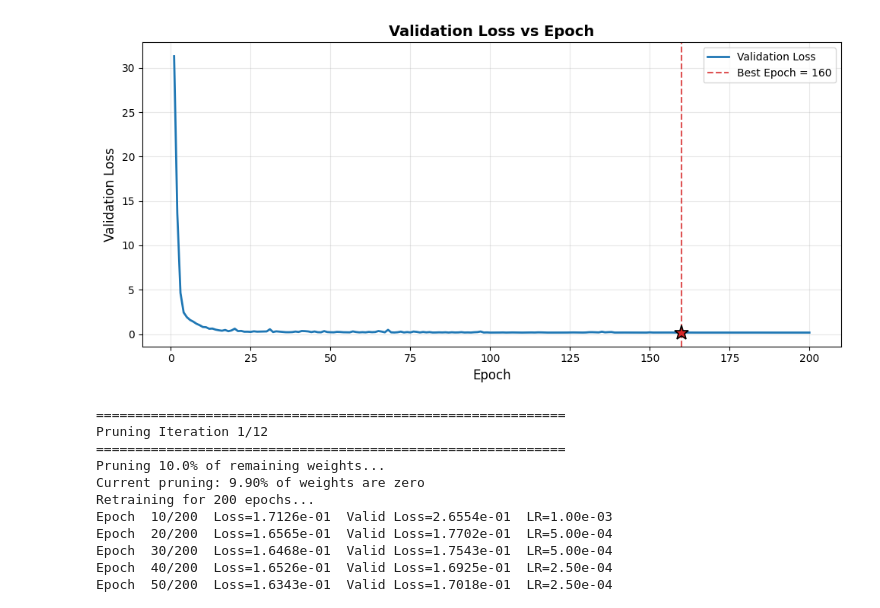
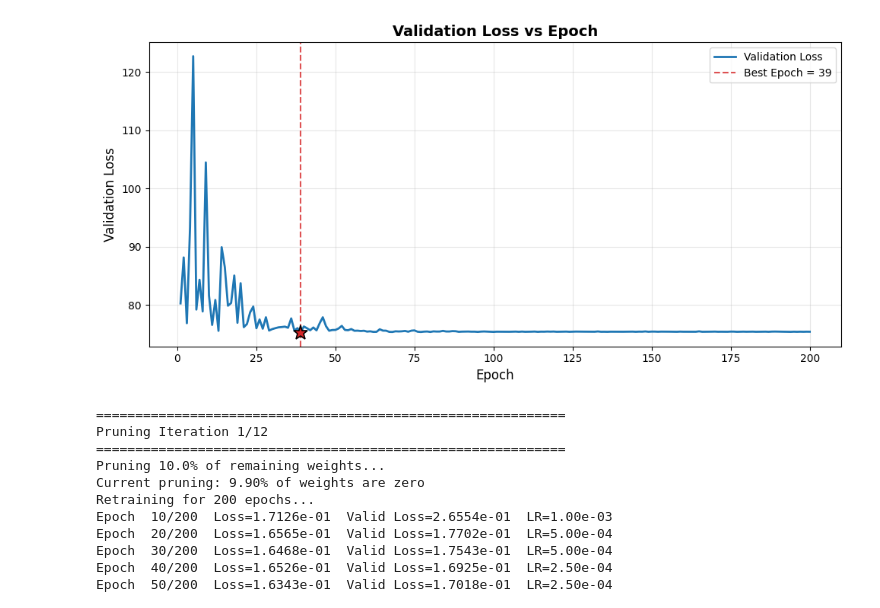
Before and after one commit to aquigney/sparseDPD, a Jupyter notebook: refactored_notebook.ipynb, the cells around one changed output. Drawn from its saved outputs; the diff is of its cells as text; code cells hidden in the pictures.

```diff
--- a/refactored_notebook.ipynb
+++ b/refactored_notebook.ipynb
@@ -18,7 +18,7 @@ print(f" Volterra NMSE: {volterra_forward_model.calculate_volterra_nmse(simpleDa
 
 # Test NN forward performance
 forward_nn = NeuralNetwork(num_memory_levels=3, model_type='PNTDNN', forward_model=True)
-train_losses_fwd, valid_losses_fwd, best_epoch_fwd = forward_nn.get_best_model(num_epochs=200, training_dataset=simpleDataManager.training_dataset, validation_dataset=simpleDataManager.validation_dataset, learning_rate=1e-2)
+train_losses_fwd, valid_losses_fwd, best_epoch_fwd = forward_nn.get_best_model(num_epochs=200, training_dataset=simpleDataManager.training_dataset, validation_dataset=simpleDataManager.validation_dataset, learning_rate=1e-2, use_frames=True)
 # Print NMSE for forward model
 fwd_nmse = forward_nn.calculate_forward_nmse(simpleDataManager.test_dataset)
 print(f"NN Forward Model NMSE: {fwd_nmse:.2f} dB")
@@ -44,4 +44,4 @@ NN Forward Model NMSE: -37.28 dB
-[figure, old version]
+[figure, new version]
 # %%
 # Run linear pruning experiment on simple dataset
 exp = LinearExperiment(forward_nn, 12, 0.1, 200, simpleDataManager.get_training_data(), simpleDataManager.get_validation_data(), simpleDataManager.get_test_data())
```
Also changed, not shown: parts of 1 cell of this notebook, 2 other files.
